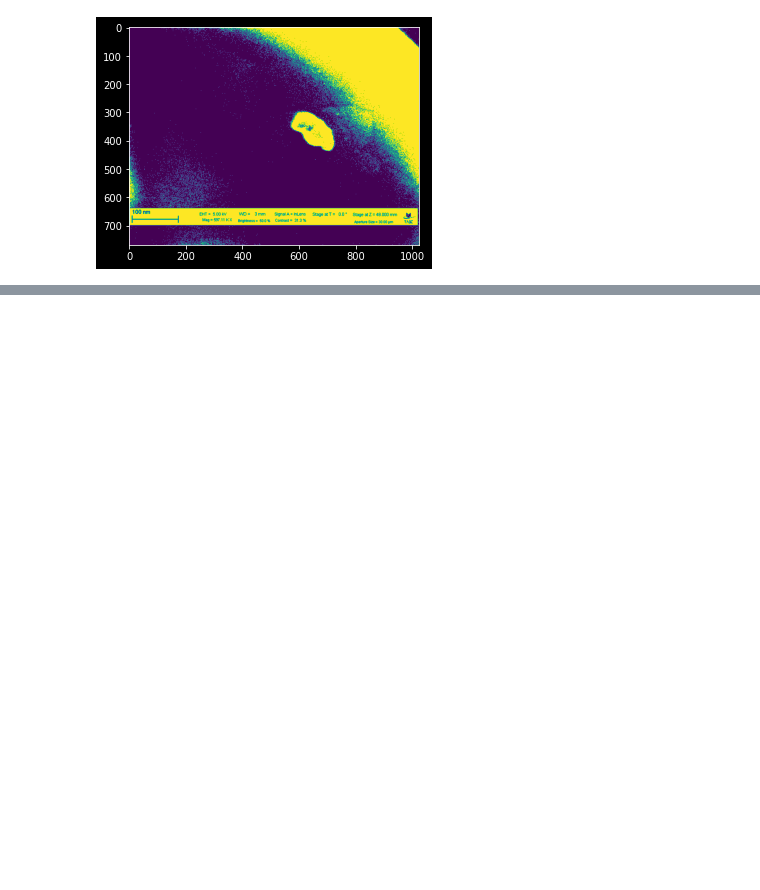
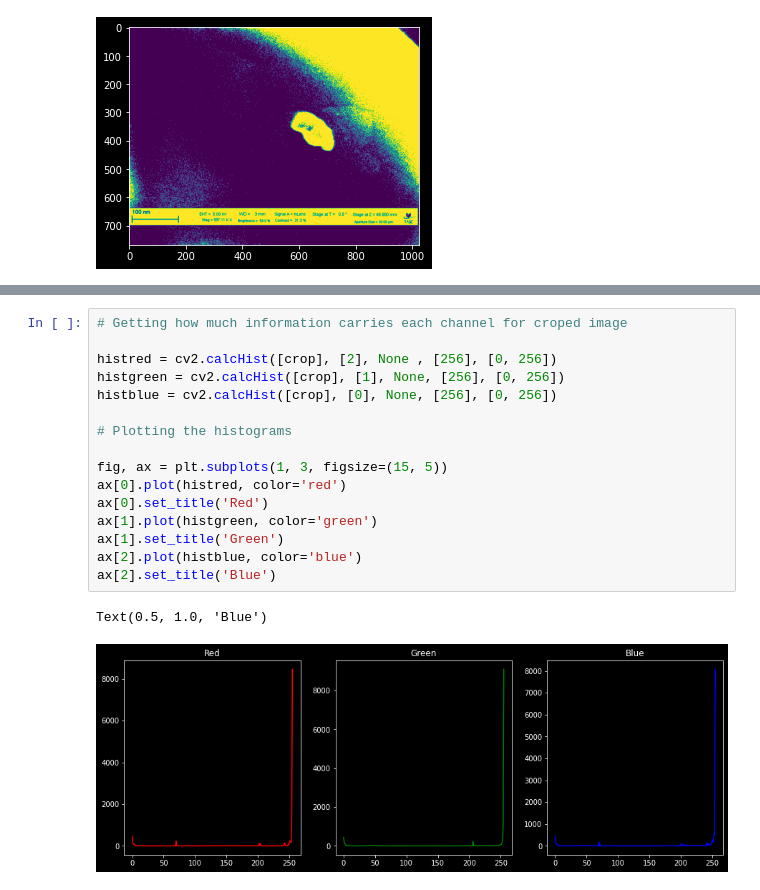
Before and after one commit to oftavira/CNNSEM, a Jupyter notebook: semimages.ipynb, the cells around one changed output, grey strips where cells are left out. Drawn from its saved outputs; the diff is of its cells as text; blank space fills up the shorter version.

```diff
--- a/semimages.ipynb
+++ b/semimages.ipynb
@@ -167,0 +221,19 @@ plt.imshow(im1)
+# %%
+# Getting how much information carries each channel for croped image
+
+histred = cv2.calcHist([crop], [2], None , [256], [0, 256])
+histgreen = cv2.calcHist([crop], [1], None, [256], [0, 256])
+histblue = cv2.calcHist([crop], [0], None, [256], [0, 256])
+
+# Plotting the histograms
+
+fig, ax = plt.subplots(1, 3, figsize=(15, 5))
+ax[0].plot(histred, color='red')
+ax[0].set_title('Red')
+ax[1].plot(histgreen, color='green')
+ax[1].set_title('Green')
+ax[2].plot(histblue, color='blue')
+ax[2].set_title('Blue')
+# %% [output]
+Text(0.5, 1.0, 'Blue')
+[figure, added]
```
Also changed, not shown: parts of 16 cells of this notebook, 1 other file.
